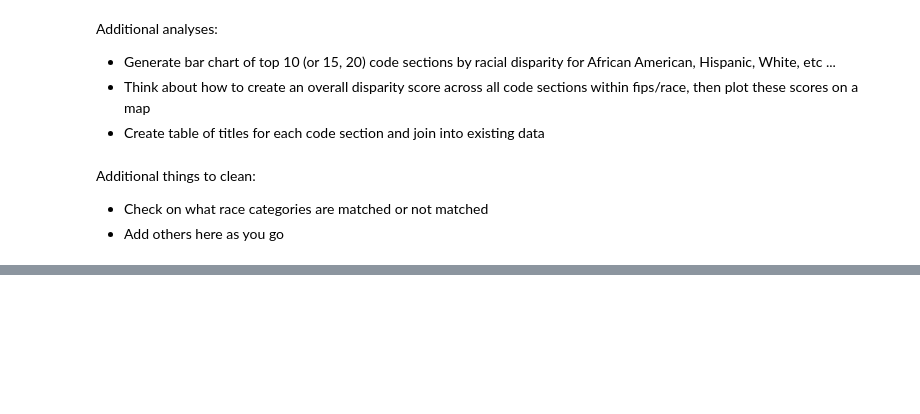
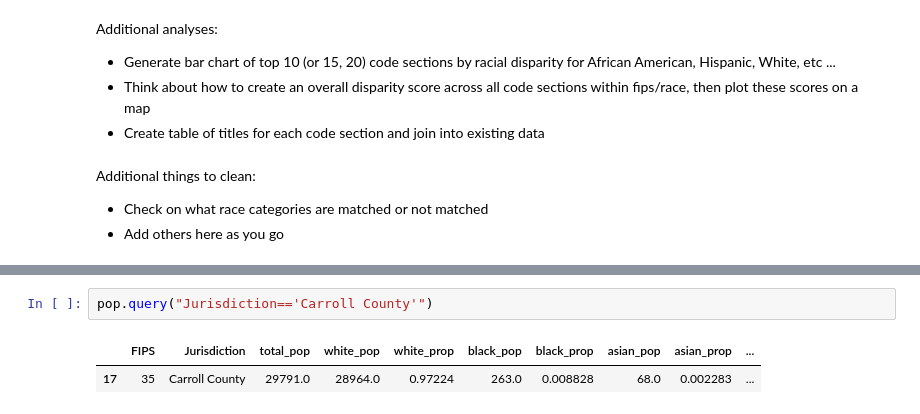
Before and after one commit to code-for-charlottesville/datajustice, a Jupyter notebook: racial_disparity_index.ipynb, the cells around one changed output, grey strips where cells are left out. Drawn from its saved outputs; the diff is of its cells as text; blank space fills up the shorter version.

```diff
--- a/racial_disparity_index.ipynb
+++ b/racial_disparity_index.ipynb
@@ -279,0 +301,5 @@ Additional things to clean:
+# %%
+pop.query("Jurisdiction=='Carroll County'")
+# %% [output]
+|  | FIPS | Jurisdiction | total_pop | white_pop | white_prop | black_pop | black_prop | asian_pop | asian_prop | ... |
+| 17 | 35 | Carroll County | 29791.0 | 28964.0 | 0.97224 | 263.0 | 0.008828 | 68.0 | 0.002283 | ... |
```
Also changed, not shown: parts of 2 cells of this notebook, 1 other file.
